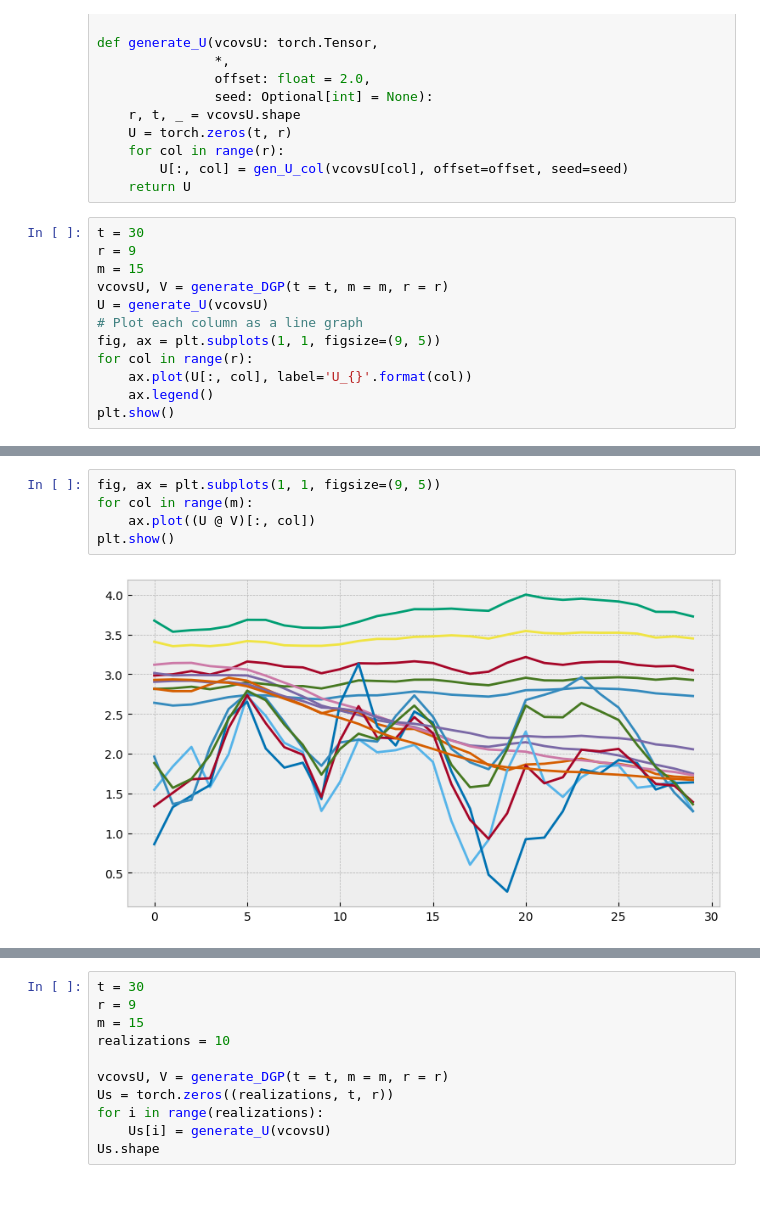
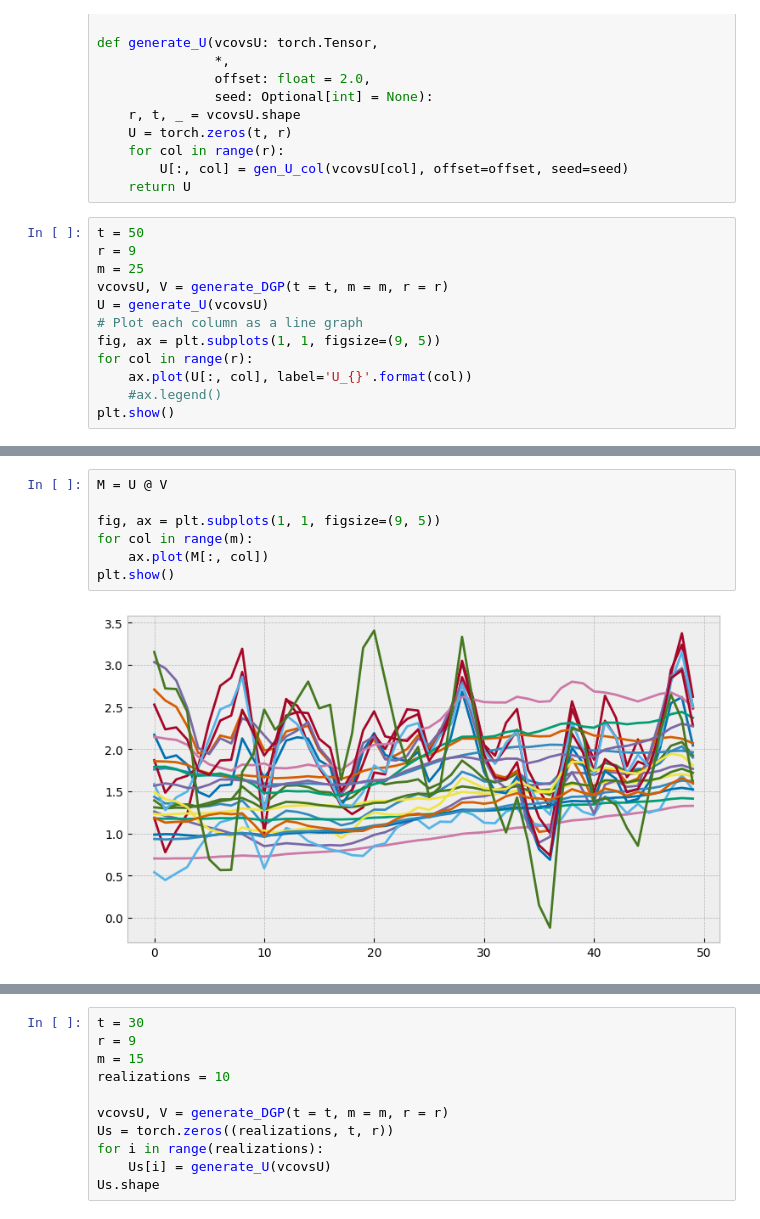
Before and after one commit to m-laprise/partialinfo, a Jupyter notebook: src/inprogress/dgp_draft.ipynb, the cells around one changed output, grey strips where cells are left out. Cells and saved outputs as stored; diff of their text form.

```diff
--- a/src/inprogress/dgp_draft.ipynb
+++ b/src/inprogress/dgp_draft.ipynb
@@ -194,15 +194,15 @@ def generate_U(vcovsU: torch.Tensor,
         U[:, col] = gen_U_col(vcovsU[col], offset=offset, seed=seed)
     return U
 # %%
-t = 30
+t = 50
 r = 9
-m = 15
+m = 25
 vcovsU, V = generate_DGP(t = t, m = m, r = r)
 U = generate_U(vcovsU)
 # Plot each column as a line graph
 fig, ax = plt.subplots(1, 1, figsize=(9, 5))
 for col in range(r):
     ax.plot(U[:, col], label='U_{}'.format(col))
-    ax.legend()
+    #ax.legend()
 plt.show()
 # %% [output]
@@ -220,7 +220,9 @@ plt.show()
 # %%
+M = U @ V
+
 fig, ax = plt.subplots(1, 1, figsize=(9, 5))
 for col in range(m):
-    ax.plot((U @ V)[:, col])
+    ax.plot(M[:, col])
 plt.show()
 # %% [output]
-[figure, old version]
+[figure, new version]
```
Also changed, not shown: parts of 6 cells of this notebook, 5 other files.
